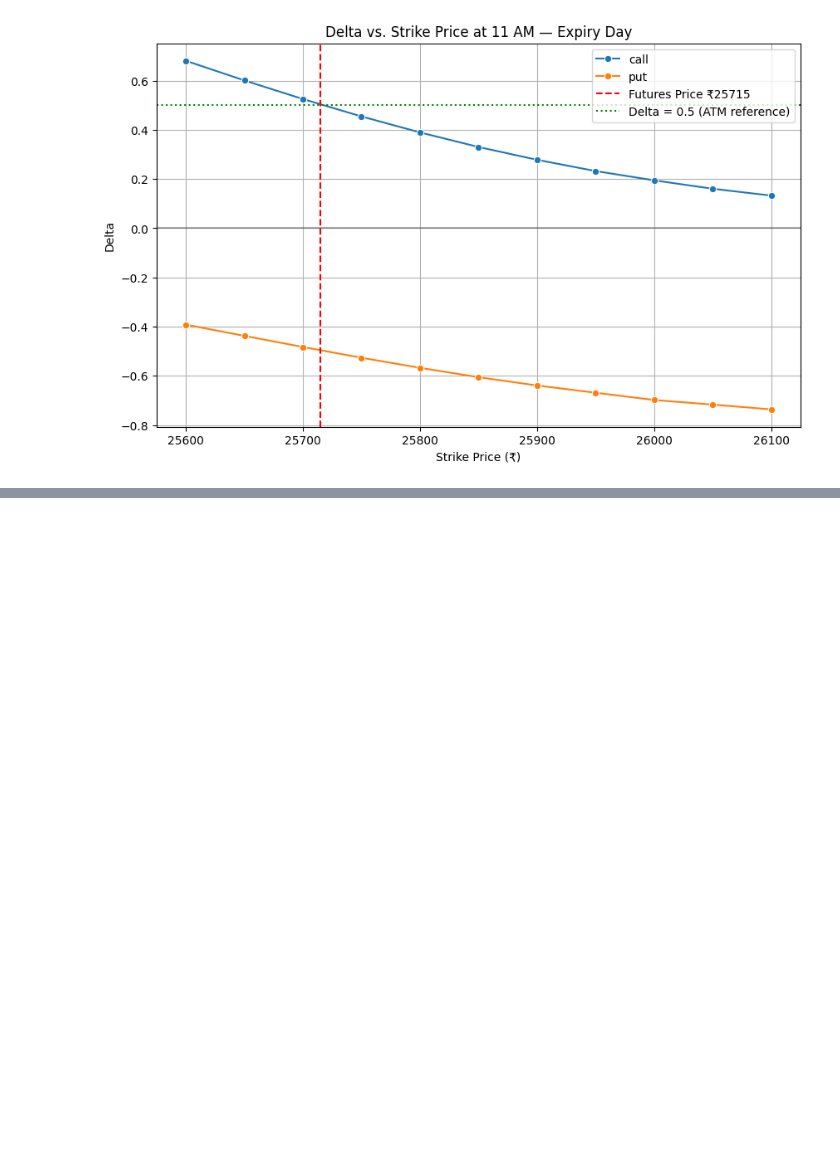
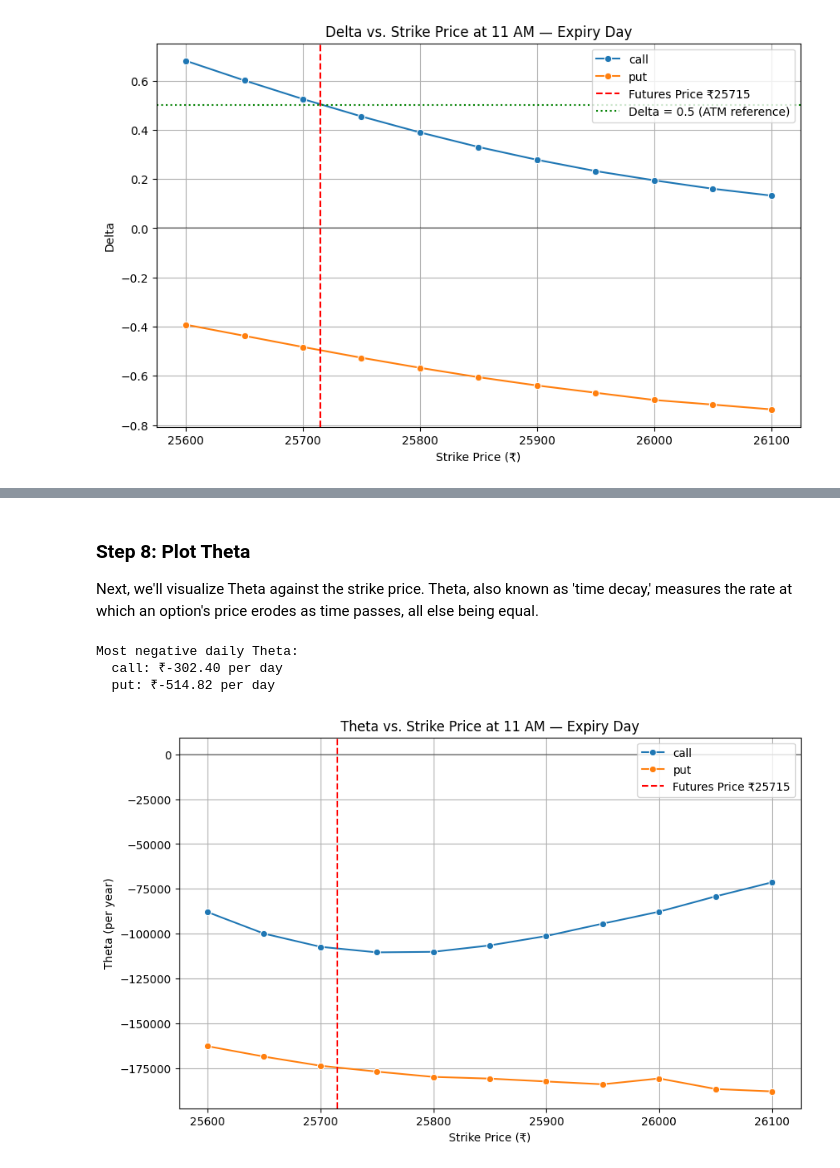
Before and after one commit to adityagupta2107/Delta-Hedging-Adversarial-Stock-Path-Generation-Simulator, a Jupyter notebook: projectNotebook.ipynb, the cells around one changed output, grey strips where cells are left out. Saved outputs shown, nothing was run; the diff lists cells and outputs as text; code cells hidden in the pictures; blank space fills up the shorter version.

```diff
--- a/projectNotebook.ipynb
+++ b/projectNotebook.ipynb
@@ -407,0 +427,30 @@ plt.show()
+# %% [markdown]
+### Step 8: Plot Theta
+
+Next, we'll visualize Theta against the strike price. Theta, also known as 'time decay,' measures the rate at which an option's price erodes as time passes, all else being equal.
+# %%
+plt.figure(figsize=(10, 6))
+sns.lineplot(data=options_df, x='strike_rs', y='theta',
+             hue='option_type', marker='o')
+
+plt.title('Theta vs. Strike Price at 11 AM — Expiry Day')
+plt.xlabel('Strike Price (₹)')
+plt.ylabel('Theta (per year)')
+plt.axvline(x=S_rupees, color='red', linestyle='--',
+            label=f'Futures Price ₹{S_rupees:.0f}')
+plt.axhline(y=0, color='black', linestyle='-', alpha=0.3)
+
+# Add daily theta as secondary info
+daily_theta = options_df.groupby('option_type')['theta'].min() / 365
+print("Most negative daily Theta:")
+for opt, val in daily_theta.items():
+    print(f"  {opt}: ₹{val:.2f} per day")
+
+plt.legend()
+plt.grid(True)
+plt.show()
+# %% [output]
+Most negative daily Theta:
+  call: ₹-302.40 per day
+  put: ₹-514.82 per day
+[figure, added]
```
Also changed, not shown: parts of 11 cells of this notebook.
